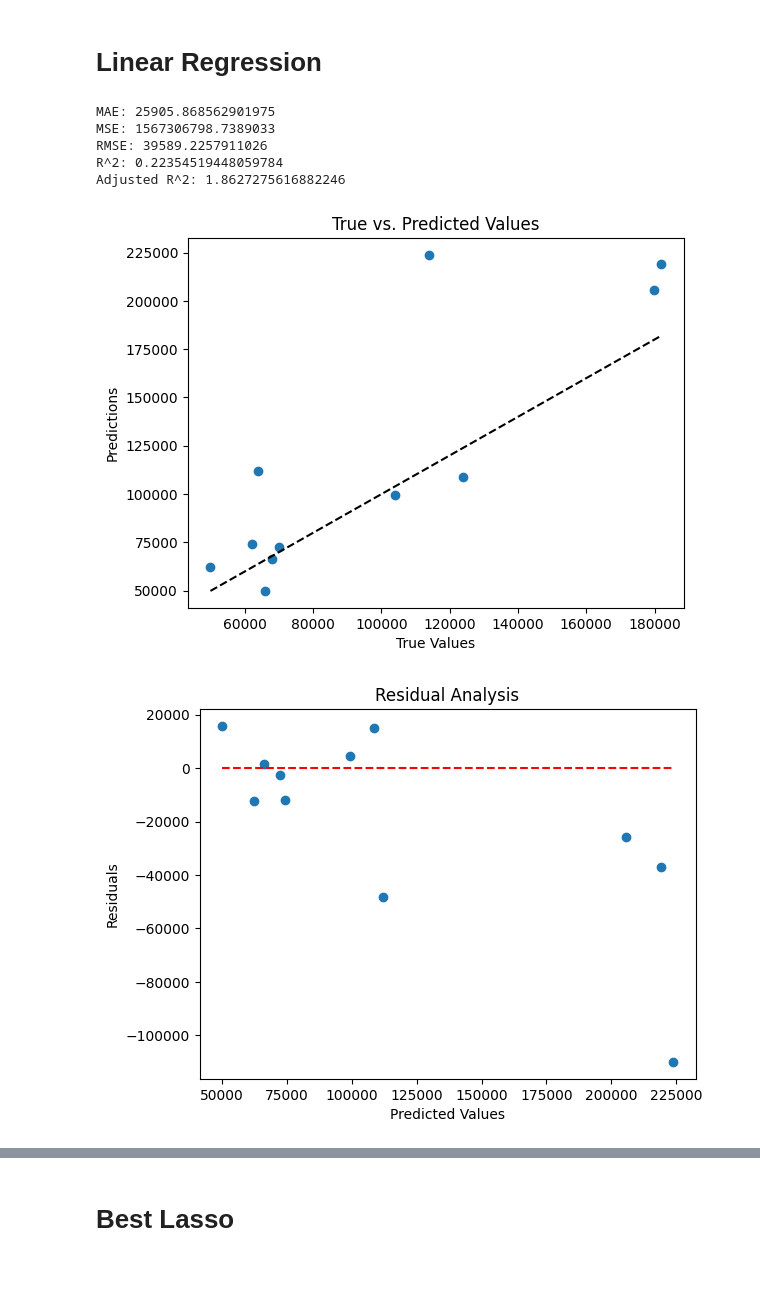
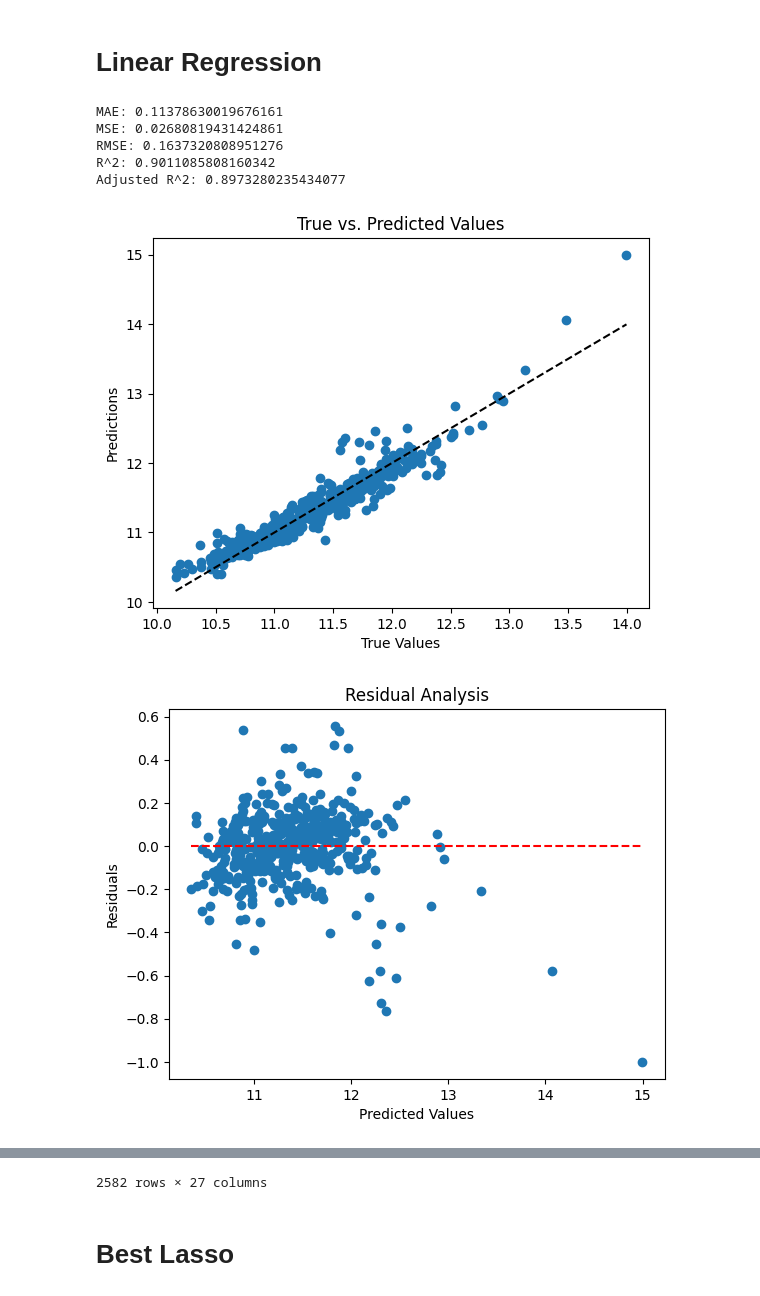
Before and after one commit to koiljat/IS3107_Group32, a Jupyter notebook: Script Dump/ml_pipeline.ipynb, the cells around one changed output, grey strips where cells are left out. Drawn from its saved outputs; the diff is of its cells as text; code cells hidden in the pictures.

```diff
--- a/Script Dump/ml_pipeline.ipynb
+++ b/Script Dump/ml_pipeline.ipynb
@@ -442,3 +429,5 @@ Index(['owners', 'eng_cap', 'mileage', 'power', 'coe_left', 'model_seats',
+# %%
+Y = np.log(data['price'])
 # %% [markdown]
 # Linear Regression
 # %%
@@ -464,39 +453,39 @@ r2_LR = r2_score(y_LR_test, y_LR_pred)
 adjusted_r2_LR = 1 - (1 - r2_LR) * ((n_LR - 1) / (n_LR - p_LR - 1))
 print(f"MAE: {mae_LR}")
 print(f"MSE: {mse_LR}")
 print(f"RMSE: {rmse_LR}")
 print(f"R^2: {r2_LR}")
 print(f"Adjusted R^2: {adjusted_r2_LR}")
 
 #plotting True VS Predicted
 plt.scatter(y_LR_test, y_LR_pred)
 plt.plot([y_LR_test.min(), y_LR_test.max()], [y_LR_test.min(), y_LR_test.max()], '--k')
 plt.xlabel('True Values')
 plt.ylabel('Predictions')
 plt.title('True vs. Predicted Values')
 plt.show()
 
 # Residual plot
 residuals_LR = y_LR_test - y_LR_pred
 plt.scatter(y_LR_pred, residuals_LR)
 plt.hlines(y=0, xmin=y_LR_pred.min(), xmax=y_LR_pred.max(), colors='red', linestyles='--')
 plt.xlabel('Predicted Values')
 plt.ylabel('Residuals')
 plt.title('Residual Analysis')
 plt.show()
 
 # test back on the dataset
 x = independent_vars
 predicted_price_LR = linear_regressor.predict(x)
 linear_regressor_predicted = data.copy()
-linear_regressor_predicted['predicted_price'] = np.power(10, predicted_price_LR)
+linear_regressor_predicted['predicted_price'] = np.exp(predicted_price_LR)
 linear_regressor_predicted
 # %% [output]
-MAE: 25905.868562901975
-MSE: 1567306798.7389033
-RMSE: 39589.2257911026
-R^2: 0.22354519448059784
-Adjusted R^2: 1.8627275616882246
+MAE: 0.11378630019676161
+MSE: 0.02680819431424861
+RMSE: 0.1637320808951276
+R^2: 0.9011085808160342
+Adjusted R^2: 0.8973280235434077
-[figure, old version]
+[figure, new version]
-[figure, old version]
+[figure, new version]
 |  | owners | eng_cap | price | depreciation | mileage | power | coe_left | omv | arf | model_seats | ... |
@@ -519,3 +503,4 @@ Adjusted R^2: 1.8627275616882246
+2582 rows × 27 columns
 # %% [markdown]
 # Best Lasso
 # %%
```
Also changed, not shown: parts of 24 cells of this notebook, 5 other files.
